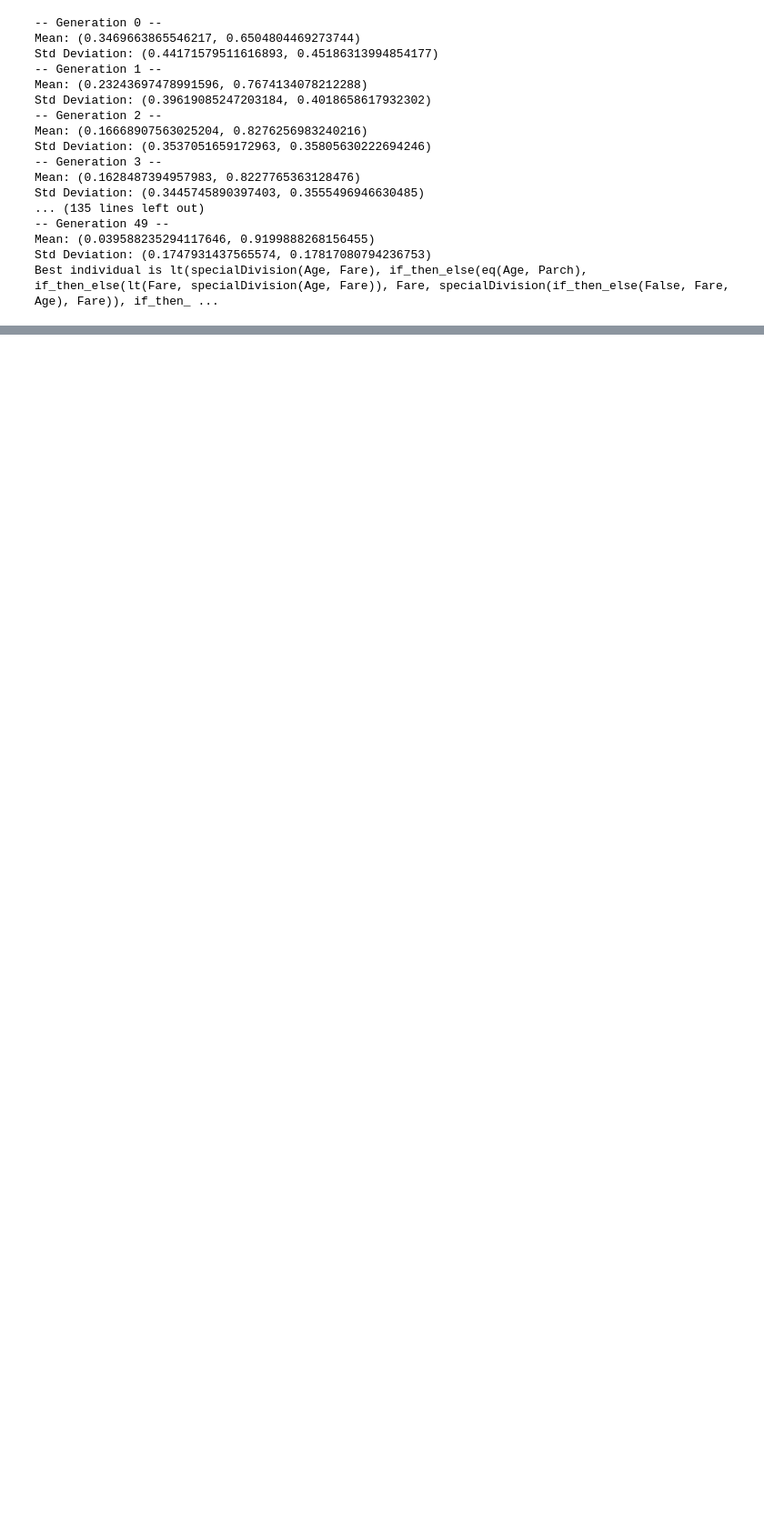
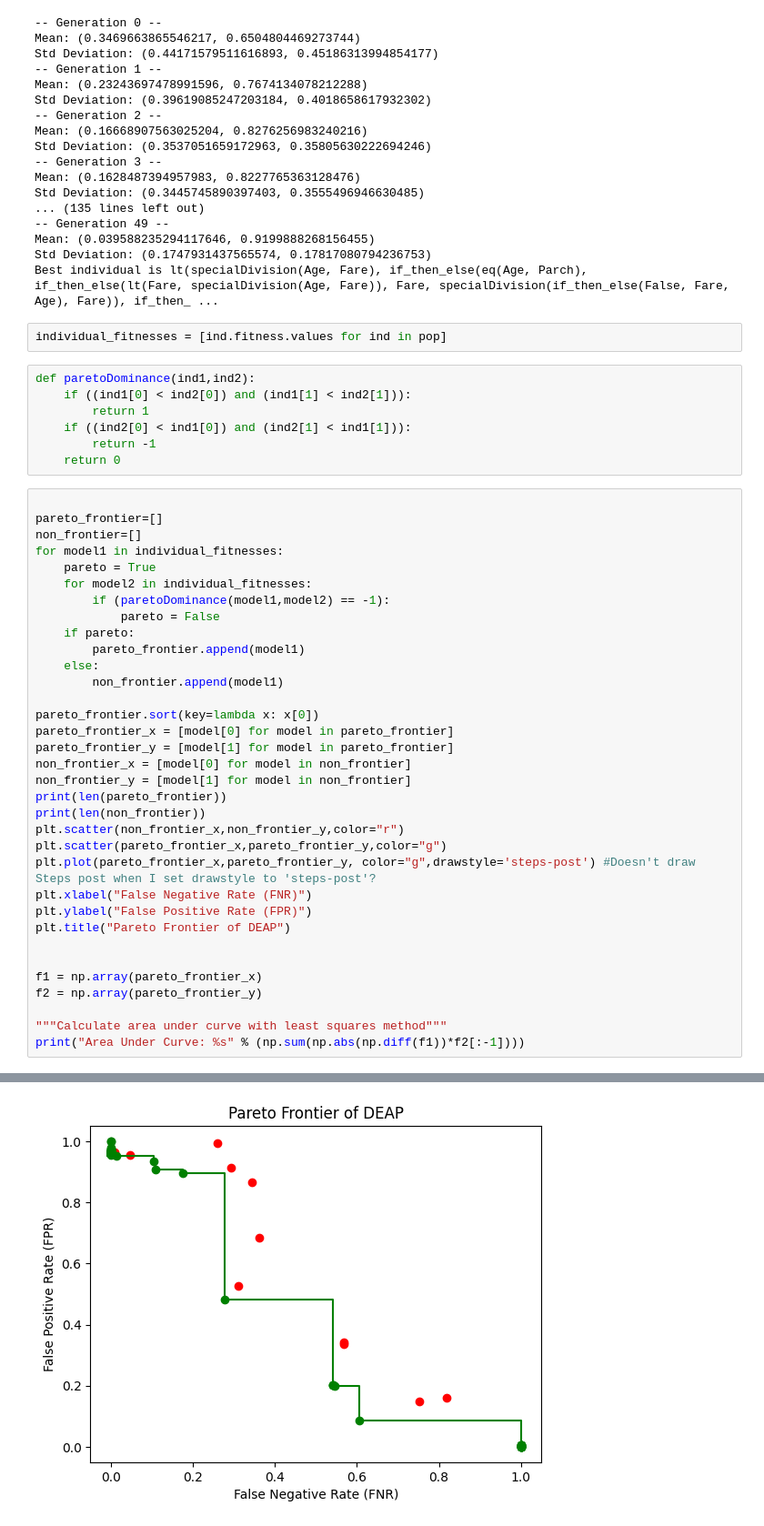
Before and after one commit to vmallela0/titanic-mogp, a Jupyter notebook: strongly_typed_titanic.ipynb, the cells around one changed output, grey strips where cells are left out. Shown: that part at 91% size. Saved outputs shown, nothing was run; the diff lists cells and outputs as text; blank space fills up the shorter version.

Commit message:
Added Pareto Frontier

```diff
--- a/strongly_typed_titanic.ipynb
+++ b/strongly_typed_titanic.ipynb
@@ -216,3 +216,47 @@ Std Deviation: (0.3445745890397403, 0.3555496946630485)
 Mean: (0.039588235294117646, 0.9199888268156455)
 Std Deviation: (0.1747931437565574, 0.17817080794236753)
 Best individual is lt(specialDivision(Age, Fare), if_then_else(eq(Age, Parch), if_then_else(lt(Fare, specialDivision(Age, Fare)), Fare, specialDivision(if_then_else(False, Fare, Age), Fare)), if_then_ ...
+# %%
+individual_fitnesses = [ind.fitness.values for ind in pop]
+# %%
+def paretoDominance(ind1,ind2):
+    if ((ind1[0] < ind2[0]) and (ind1[1] < ind2[1])):
+        return 1
+    if ((ind2[0] < ind1[0]) and (ind2[1] < ind1[1])):
+        return -1
+    return 0
+# %%
+
+pareto_frontier=[]
+non_frontier=[]
+for model1 in individual_fitnesses:
+    pareto = True
+    for model2 in individual_fitnesses:
+        if (paretoDominance(model1,model2) == -1):
+            pareto = False
+    if pareto:
+        pareto_frontier.append(model1)
+    else:
+        non_frontier.append(model1)
+
+pareto_frontier.sort(key=lambda x: x[0])
+pareto_frontier_x = [model[0] for model in pareto_frontier]
+pareto_frontier_y = [model[1] for model in pareto_frontier]
+non_frontier_x = [model[0] for model in non_frontier]
+non_frontier_y = [model[1] for model in non_frontier]
+print(len(pareto_frontier))
+print(len(non_frontier))
+plt.scatter(non_frontier_x,non_frontier_y,color="r")
+plt.scatter(pareto_frontier_x,pareto_frontier_y,color="g")
+plt.plot(pareto_frontier_x,pareto_frontier_y, color="g",drawstyle='steps-post') #Doesn't draw Steps post when I set drawstyle to 'steps-post'?
+plt.xlabel("False Negative Rate (FNR)")
+plt.ylabel("False Positive Rate (FPR)")
+plt.title("Pareto Frontier of DEAP")
+
+
+f1 = np.array(pareto_frontier_x)
+f2 = np.array(pareto_frontier_y)
+
+"""Calculate area under curve with least squares method"""
+print("Area Under Curve: %s" % (np.sum(np.abs(np.diff(f1))*f2[:-1])))
+# %% [output]
@@ -218,0 +266 @@ Best individual is lt(specialDivision(Age, Fare), if_then_else(eq(Age, Parch), i
+[figure, added]
```
Also changed, not shown: parts of 1 cell of this notebook.
